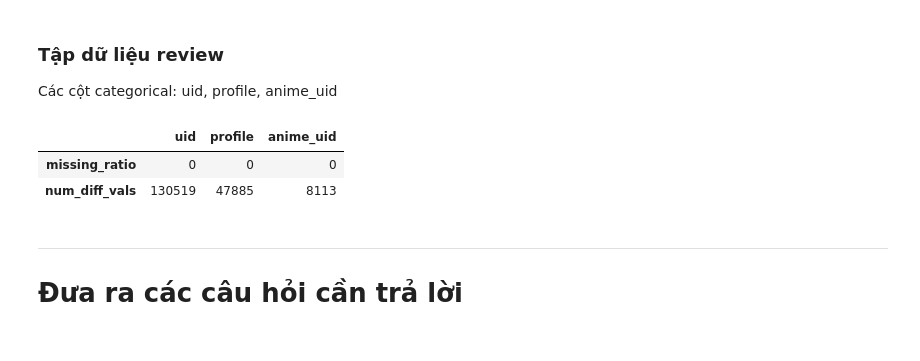
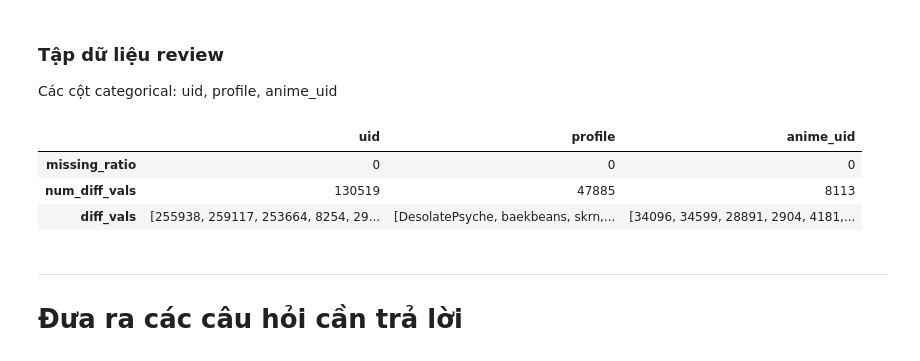
Before and after one commit to phineasla-hcmus/3.1-DS-Final, a Jupyter notebook: P4DS_FinalProject.ipynb, the cells around one changed output. Cells and saved outputs as stored; diff of their text form; code cells hidden in the pictures.

```diff
--- a/P4DS_FinalProject.ipynb
+++ b/P4DS_FinalProject.ipynb
@@ -530,15 +541,21 @@ anime_cate_col_profiles_df = anime_df[anime_cate_cols]
 def num_diff_vals(s):
     return s.dropna().nunique()
 
+def diff_vals(s):
+    return s.dropna().unique()
+
 
 anime_cate_col_profiles_df = anime_cate_col_profiles_df.agg([missing_ratio,
-                                                             num_diff_vals])
+                                                             num_diff_vals,
+                                                             diff_vals])
 
+# Cột genre là cột list of string nên phải flat nó trước khi xử lý
 genre_profile = [missing_ratio(anime_df['genre']),
-                 anime_df['genre'].apply(pd.Series).stack().nunique()]
+                 anime_df['genre'].apply(pd.Series).stack().nunique(),
+                 anime_df['genre'].apply(pd.Series).stack().unique()]
 
 genre_profile = pd.DataFrame(genre_profile,
-                             index=['missing_ratio', 'num_diff_vals'],
+                             index=['missing_ratio', 'num_diff_vals', 'diff_vals'],
                              columns=['genre'])
 
 anime_cate_col_profiles_df = pd.concat([anime_cate_col_profiles_df, genre_profile],
@@ -583,19 +601,24 @@ Các cột categorical: uid, profile, anime_uid
 # %%
 rating_cate_cols = ['uid', 'profile', 'anime_uid']
 rating_cate_col_profiles_df = rating_df[rating_cate_cols]
 
 
 def num_diff_vals(s):
     return s.dropna().nunique()
 
+def diff_vals(s):
+    return s.dropna().unique()
+
 
 rating_cate_col_profiles_df = rating_cate_col_profiles_df.agg([missing_ratio,
-                                                               num_diff_vals])
+                                                               num_diff_vals,
+                                                               diff_vals])
 rating_cate_col_profiles_df
 # %% [output]
 |  | uid | profile | anime_uid |
 | missing_ratio | 0 | 0 | 0 |
 | num_diff_vals | 130519 | 47885 | 8113 |
+| diff_vals | [255938, 259117, 253664, 8254, 29... | [DesolatePsyche, baekbeans, skrn,... | [34096, 34599, 28891, 2904, 4181,... |
 # %% [markdown]
 ---
 
```
Also changed, not shown: parts of 12 cells of this notebook.
